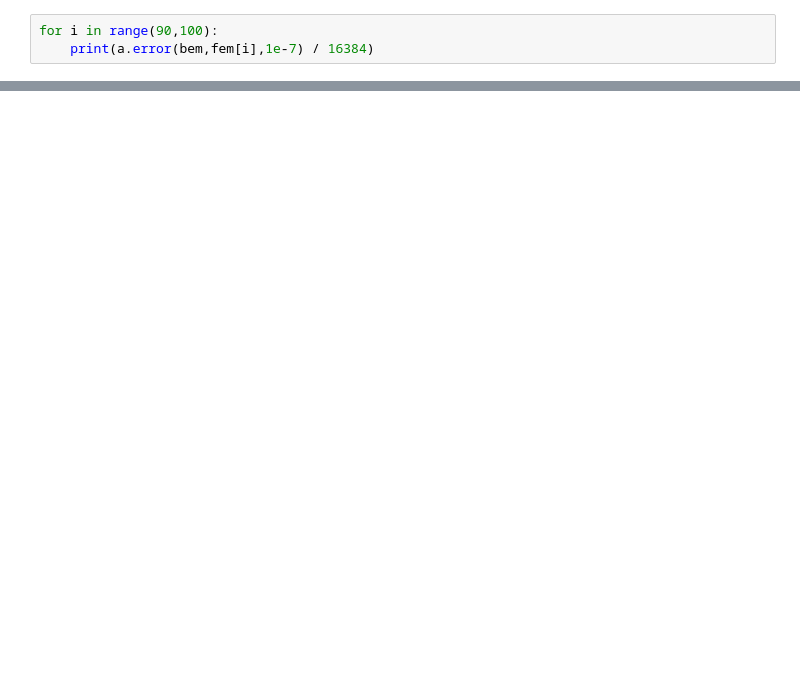
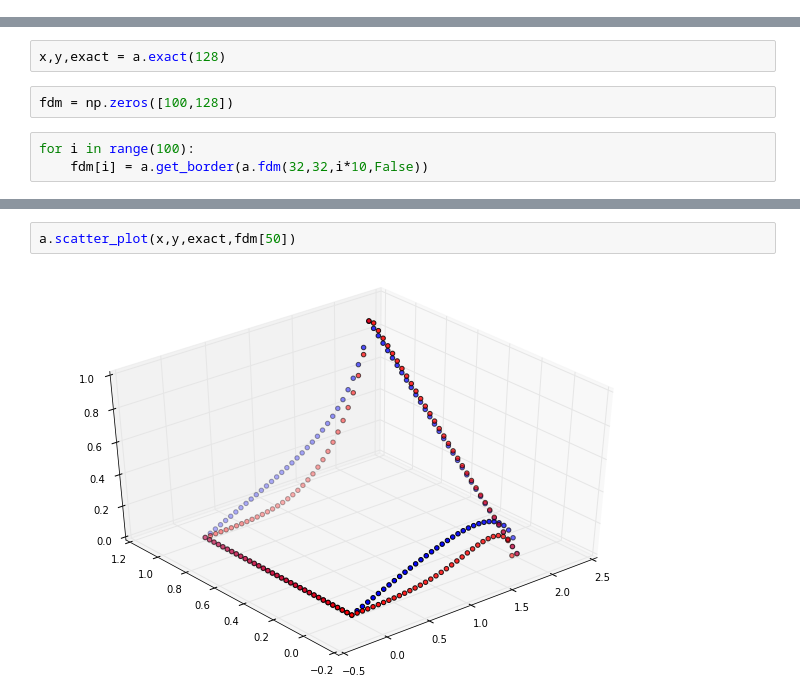
Before and after one commit to gear/HPSC, a Jupyter notebook: hw/assign1_worksheet.ipynb, the cells around one changed output, grey strips where cells are left out. Drawn from its saved outputs; the diff is of its cells as text; blank space fills up the shorter version.

Commit message:
finalizing plots

```diff
--- a/hw/assign1_worksheet.ipynb
+++ b/hw/assign1_worksheet.ipynb
@@ -169,3 +0,0 @@ a.error(bem,fem[0],1e-7) / 16384
-# %%
-for i in range(90,100):
-    print(a.error(bem,fem[i],1e-7) / 16384)
@@ -242,0 +14,7 @@ a.error_rel(bem,fem[99]) / math.sqrt(128)
+# %%
+x,y,exact = a.exact(128)
+# %%
+fdm = np.zeros([100,128])
+# %%
+for i in range(100):
+    fdm[i] = a.get_border(a.fdm(32,32,i*10,False))
@@ -242,0 +45,4 @@ a.error_rel(bem,fem[99]) / math.sqrt(128)
+# %%
+a.scatter_plot(x,y,exact,fdm[50])
+# %% [output]
+[figure, added]
```
Also changed, not shown: parts of 90 cells of this notebook, 3 other files.
